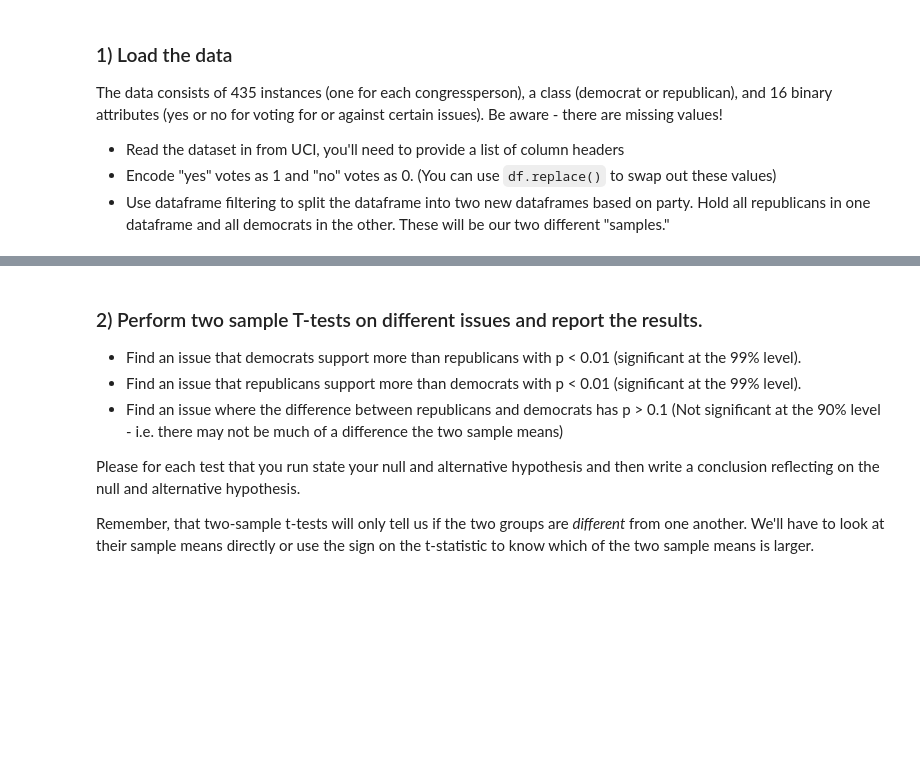
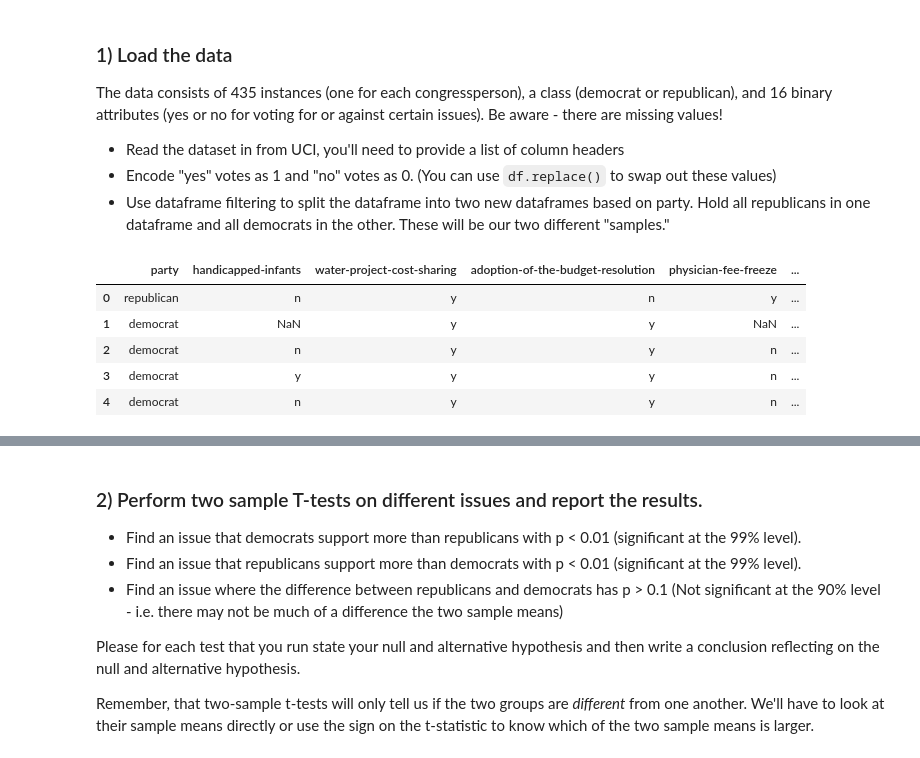
Before and after one commit to jadisiii/DS-Unit-1-Sprint-2-Statistics, a Jupyter notebook: Ray_Arbizu_LS_DS_121_Statistics_Probability_Assignment.ipynb, the cells around one changed output, grey strips where cells are left out. Cells and saved outputs as stored; diff of their text form; code cells hidden in the pictures; blank space fills up the shorter version.

```diff
--- a/Ray_Arbizu_LS_DS_121_Statistics_Probability_Assignment.ipynb
+++ b/Ray_Arbizu_LS_DS_121_Statistics_Probability_Assignment.ipynb
@@ -133,0 +141,9 @@ The data consists of 435 instances (one for each congressperson), a class (democ
+# %%
+vote_data.head()
+# %% [output]
+|  | party | handicapped-infants | water-project-cost-sharing | adoption-of-the-budget-resolution | physician-fee-freeze | ... |
+| 0 | republican | n | y | n | y | ... |
+| 1 | democrat | NaN | y | y | NaN | ... |
+| 2 | democrat | n | y | y | n | ... |
+| 3 | democrat | y | y | y | n | ... |
+| 4 | democrat | n | y | y | n | ... |
```
Also changed, not shown: parts of 26 cells of this notebook.
